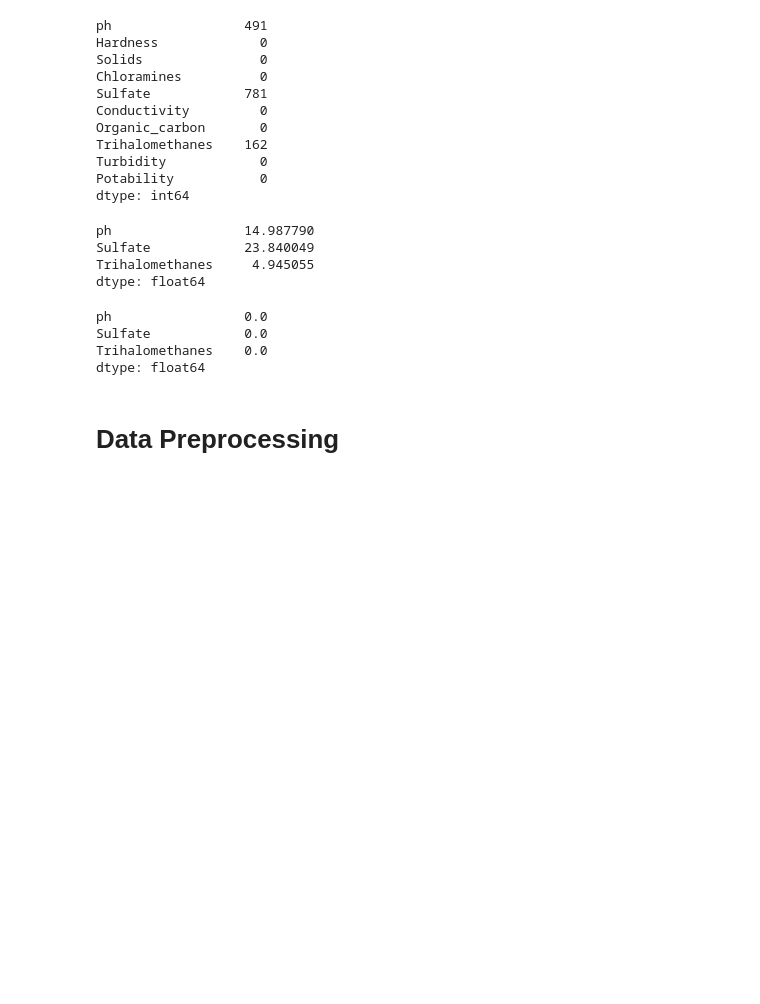
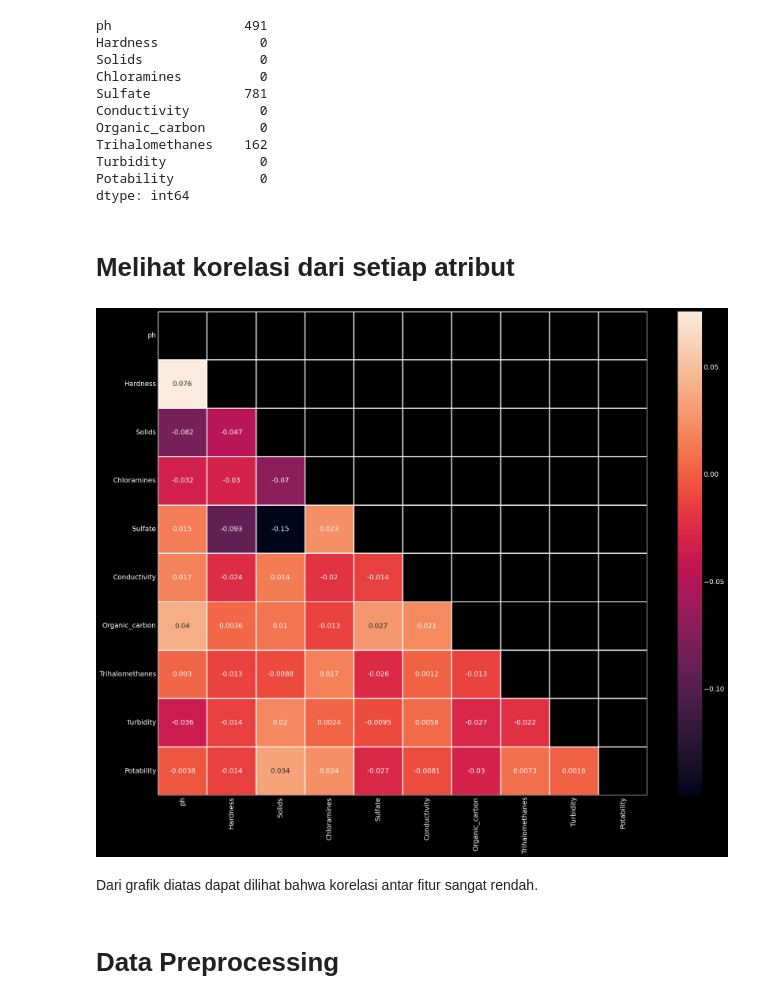
Before and after one commit to AbdulHafidh-AI/INF540-KELOMPOK2-MACHINE_LEARNING_PROJECT, a Jupyter notebook: waterQualityClassification-02.ipynb, the cells around one changed output. Drawn from its saved outputs; the diff is of its cells as text; code cells hidden in the pictures; blank space fills up the shorter version.

```diff
--- a/waterQualityClassification-02.ipynb
+++ b/waterQualityClassification-02.ipynb
@@ -85,33 +106,41 @@ dtype: int64
 # %%
-# Save a feature who have missing values in a list
-missing_values = df.columns[df.isnull().sum() > 0].tolist()
+# # Save a feature who have missing values in a list
+# missing_values = df.columns[df.isnull().sum() > 0].tolist()
 
-# check the percentage of missing values
-df[missing_values].isnull().sum() / df.shape[0]
+# # check the percentage of missing values
+# df[missing_values].isnull().sum() / df.shape[0]
 
-# convert into percentage
-df[missing_values].isnull().sum() / df.shape[0] * 100
+# # convert into percentage
+# df[missing_values].isnull().sum() / df.shape[0] * 100
-# %% [output]
-ph                 14.987790
-Sulfate            23.840049
-Trihalomethanes     4.945055
-dtype: float64
 # %%
-# karena missing values nya lebih dari 10% maka kita akan menggunakan teknik mean imputation
-# Mean imputation
-for col in missing_values:
-    df[col].fillna(df[col].mean(), inplace=True)
+# # karena missing values nya lebih dari 10% maka kita akan menggunakan teknik mean imputation
+# # Mean imputation
+# for col in missing_values:
+#     df[col].fillna(df[col].mean(), inplace=True)
 
-# check for missing values
-df.isnull().sum()
+# # check for missing values
+# df.isnull().sum()
 
-# check the percentage of missing values
-df[missing_values].isnull().sum() / df.shape[0] * 100
+# # check the percentage of missing values
+# df[missing_values].isnull().sum() / df.shape[0] * 100
-# %% [output]
-ph                 0.0
-Sulfate            0.0
-Trihalomethanes    0.0
-dtype: float64
+# %% [markdown]
+# Melihat korelasi dari setiap atribut
+# %%
+import matplotlib.pyplot as plt
+import plotly.express as px
+import seaborn as sns
+import numpy as np
+
+plt.style.use('fivethirtyeight')
+plt.style.use('dark_background')
+
+plt.figure(figsize=(20, 17))
+matrix = np.triu(df.corr())
+sns.heatmap(df.corr(), annot=True,linewidth=.8, mask=matrix, cmap="rocket");
+# %% [output]
+[figure, added]
+# %% [markdown]
+Dari grafik diatas dapat dilihat bahwa korelasi antar fitur sangat rendah.
 # %% [markdown]
 # Data Preprocessing
 # %%
```
Also changed, not shown: parts of 8 cells of this notebook, 5 other files.
